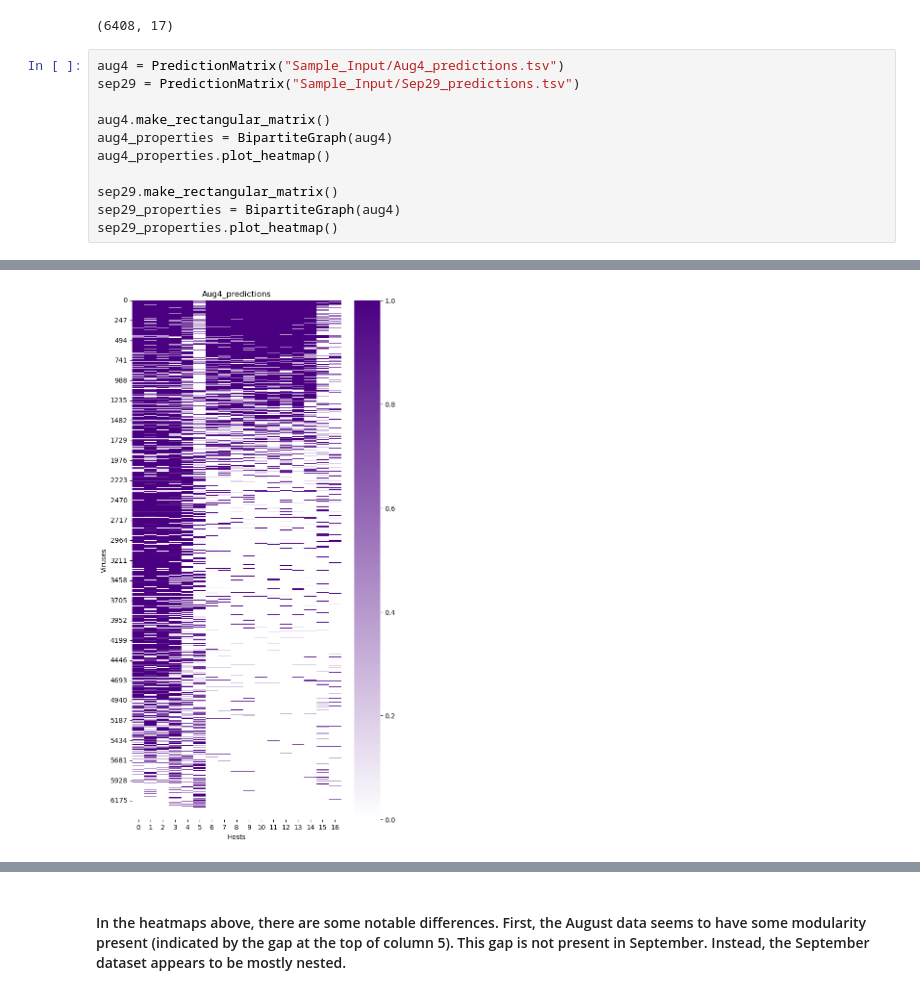
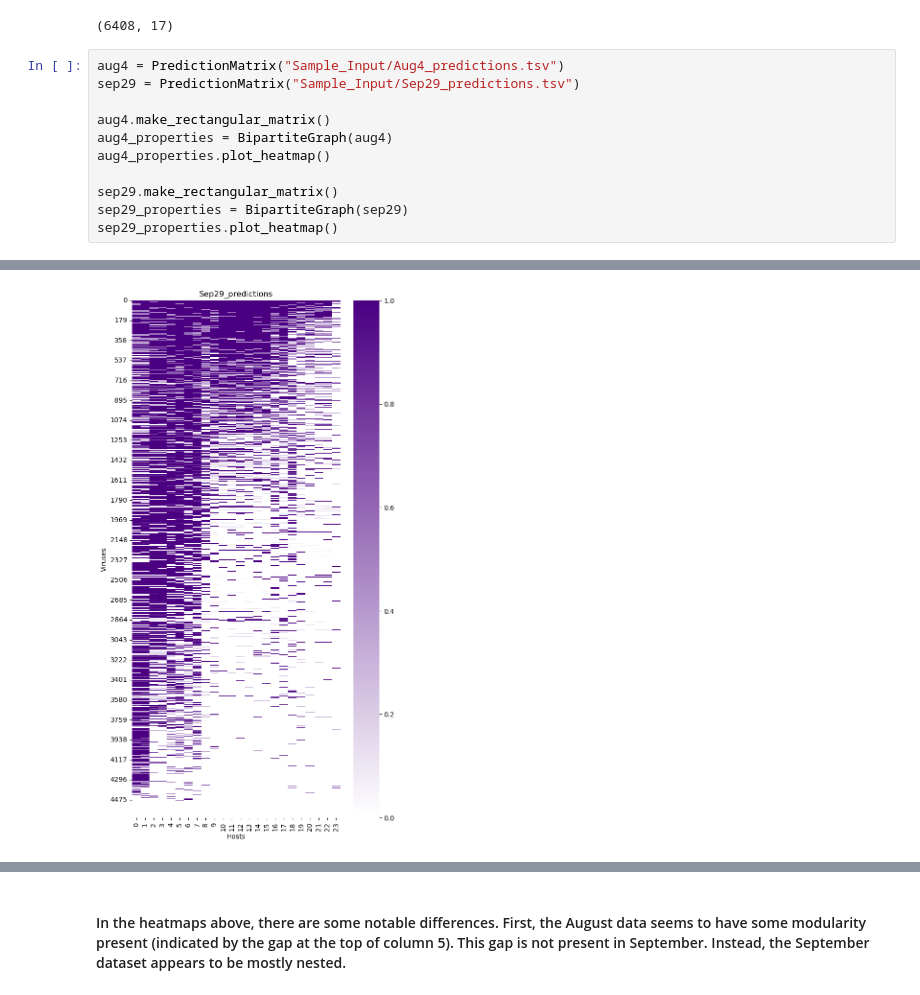
Before and after one commit to DuhaimeLab/VirusHostNetworkAnalysis, a Jupyter notebook: VHIP_real_data_tutorial.ipynb, the cells around one changed output, grey strips where cells are left out. Saved outputs shown, nothing was run; the diff lists cells and outputs as text.

```diff
--- a/VHIP_real_data_tutorial.ipynb
+++ b/VHIP_real_data_tutorial.ipynb
@@ -35,14 +35,14 @@ aug4.virus_host_array.shape
 # %%
 aug4 = PredictionMatrix("Sample_Input/Aug4_predictions.tsv")
 sep29 = PredictionMatrix("Sample_Input/Sep29_predictions.tsv")
 
 aug4.make_rectangular_matrix()
 aug4_properties = BipartiteGraph(aug4)
 aug4_properties.plot_heatmap()
 
 sep29.make_rectangular_matrix()
-sep29_properties = BipartiteGraph(aug4)
+sep29_properties = BipartiteGraph(sep29)
 sep29_properties.plot_heatmap()
 # %% [output]
 [figure]
-[figure, old version]
+[figure, new version]
```
Also changed, not shown: parts of 19 cells of this notebook, 49 other files.
